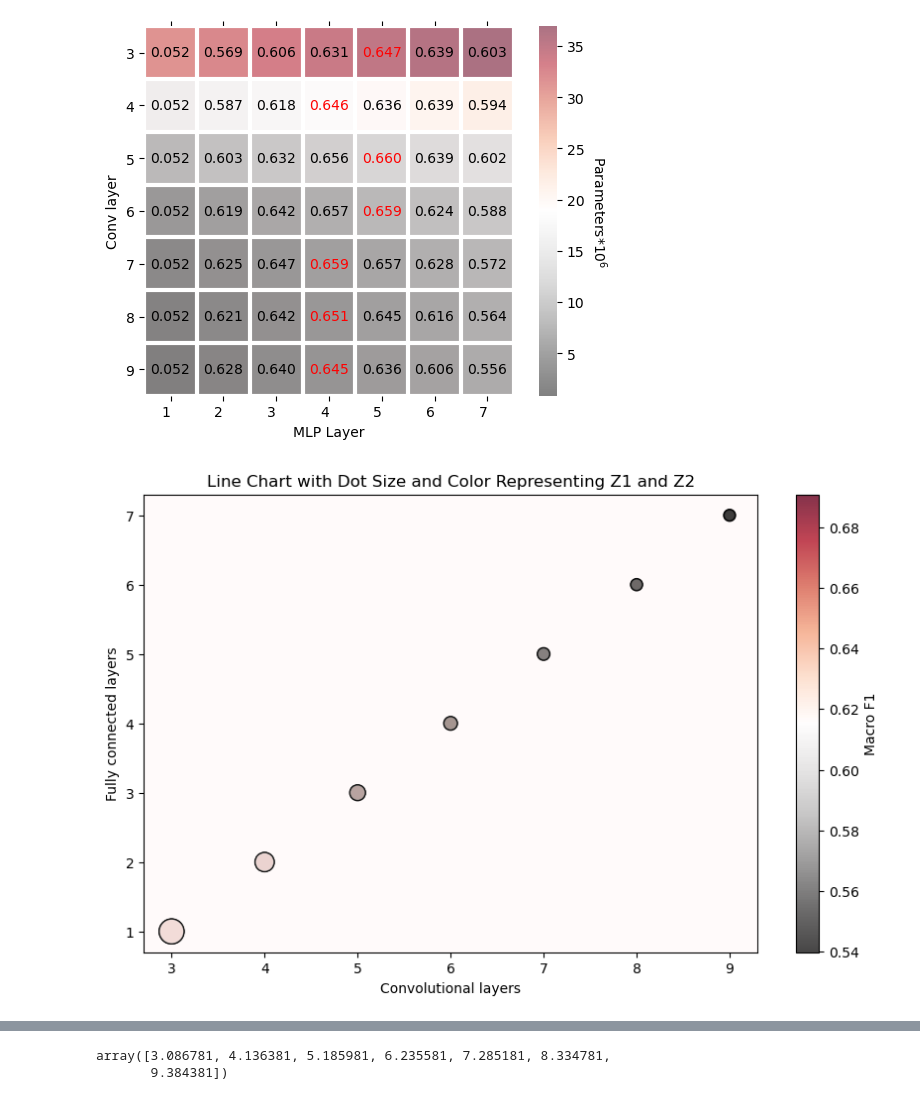
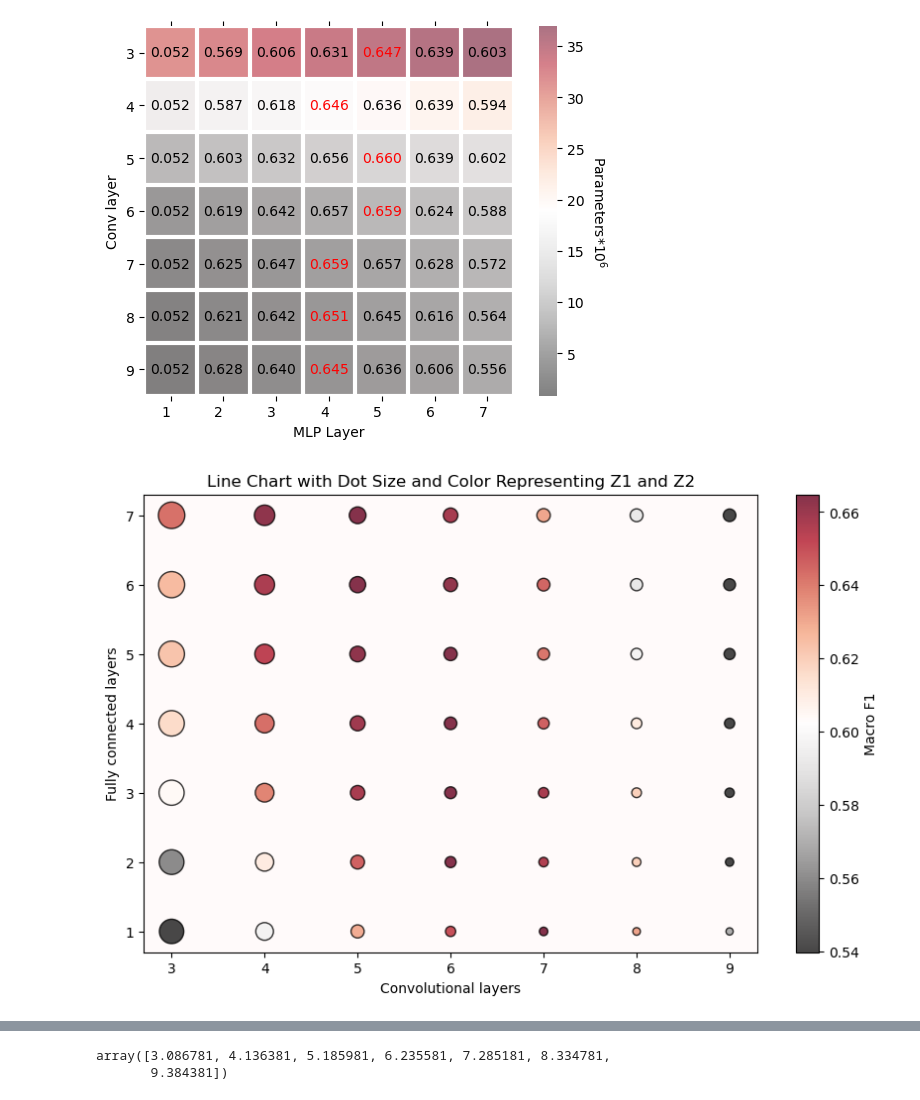
Before and after one commit to lyt0615/sub_id, a Jupyter notebook: notebooks/data_processing.ipynb, the cells around one changed output, grey strips where cells are left out. Saved outputs shown, nothing was run; the diff lists cells and outputs as text; code cells hidden in the pictures.

```diff
--- a/notebooks/data_processing.ipynb
+++ b/notebooks/data_processing.ipynb
@@ -360,36 +360,37 @@ f1 = np.array([0.5916, 0.6211,	0.6379,	0.6453,	0.6448,	0.6366,	0.6428,
 0.6304,	0.6512,	0.6669,	0.6706,	0.674,	0.6655,	0.6625,
 0.6533,	0.6726,	0.6831,	0.6857,	0.6834,	0.6732,	0.6648,
 0.6675,	0.6839,	0.6898,	0.6908,	0.6856,	0.6705,	0.6577,
 0.6779,	0.6785,	0.6833,	0.6735,	0.663,	0.6546,	0.6309,
 0.6547,	0.6568,	0.6509,	0.6407,	0.6192,	0.6045,	0.592,
 0.6124,	0.6089,	0.5826,	0.5743,	0.5629,	0.5562,	0.5398,]).reshape(7,7)
 # Sample data
 x = range(3,10)
 y = range(1,8)  # y-values (dependent variable)
 
 # Create a scatter plot with a line
 plt.figure(figsize=(10, 6))
 plt.rcParams['axes.facecolor']='snow'
 # for i, j in zip(params, f1):
 #     z1, z2 = i, j
     # plt.plot(x, y, color='gray', linestyle='-', linewidth=2)  # Line plot
-# for i in range(len(y)):
+for i in range(len(y)):
     # for j in range(len(y)):
-scatter = plt.scatter(np.vstack([x]*len(y)), np.hstack([y]*len(x)).T, s=params*8, c=f1, cmap='RdGy_r', edgecolor='black', alpha=0.8)
+    scatter = plt.scatter(x, [y[i]]*len(x), s=params[i]*9, c=f1[:,i], cmap='RdGy_r', edgecolor='black', alpha=0.8)
+# scatter = plt.scatter(np.vstack([x]*len(y)), np.hstack([y]*len(x)).T, s=params*8, c=f1, cmap='RdGy_r', edgecolor='black', alpha=0.8)
 
 # Add a color bar for z2
 cbar = plt.colorbar(scatter)
 cbar.set_label('Macro F1')
 
 # Add labels and title
 plt.xlabel('Convolutional layers')
 plt.ylabel('Fully connected layers')
 plt.title('Line Chart with Dot Size and Color Representing Z1 and Z2')
 
 # Show plot
 plt.show()
 # %% [output]
-[figure, old version]
+[figure, new version]
 # %%
 np.vstack([y]*len(x)).T, np.vstack([x]*len(y))
 # %% [output]
```
